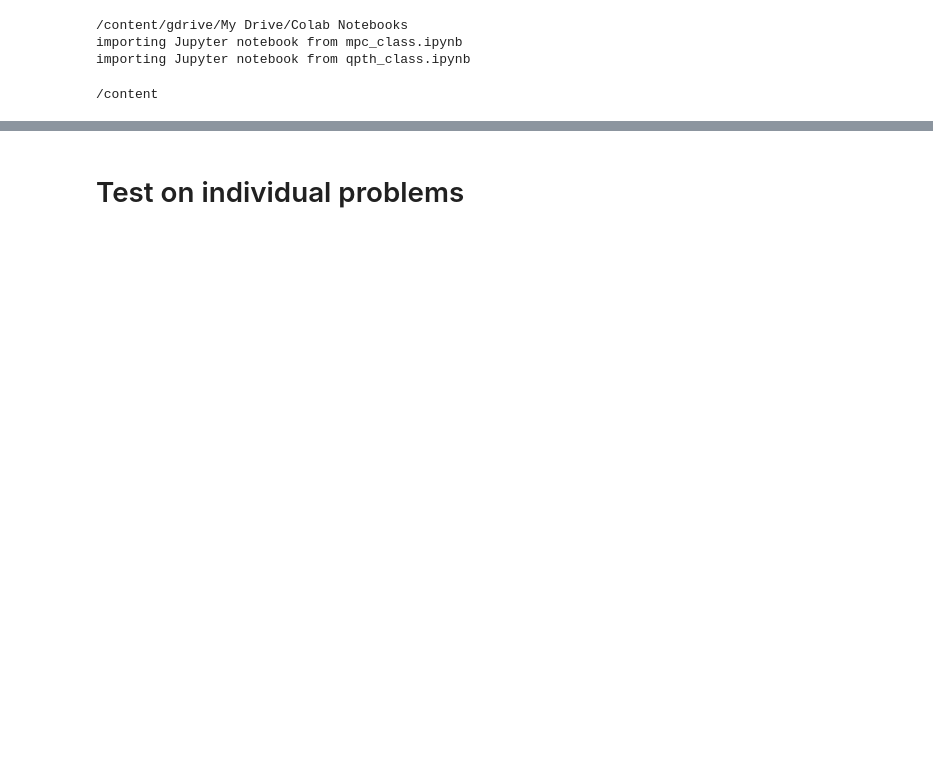
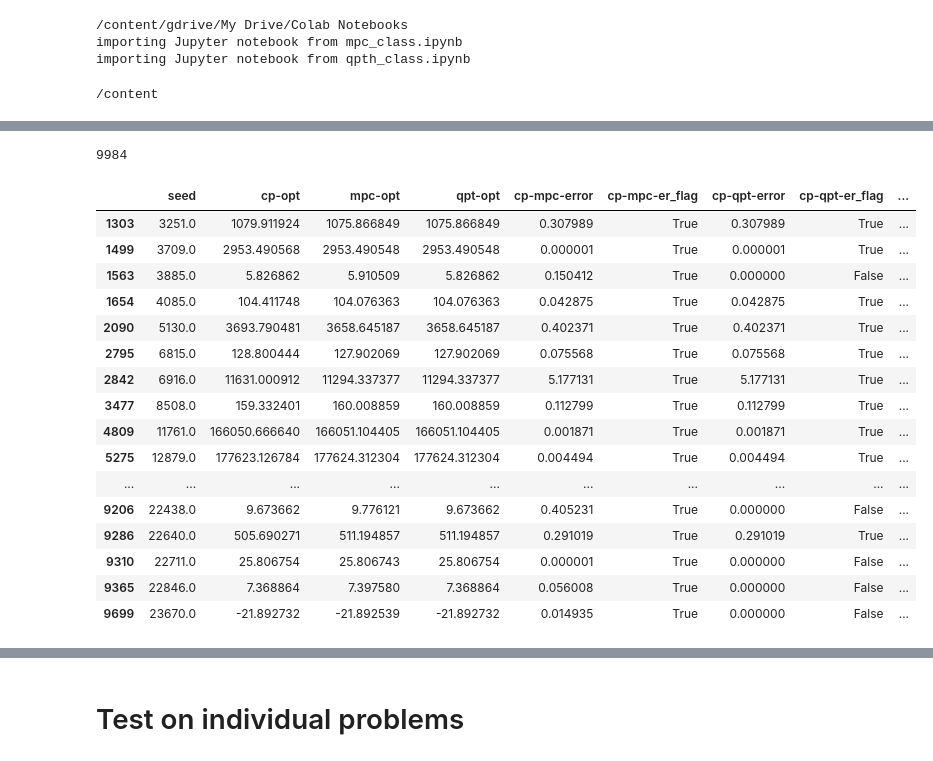
Before and after one commit to annechris13/Master-Thesis, a Jupyter notebook: performance_comparison.ipynb, the cells around one changed output, grey strips where cells are left out. Cells and saved outputs as stored; diff of their text form; code cells hidden in the pictures; blank space fills up the shorter version.

```diff
--- a/performance_comparison.ipynb
+++ b/performance_comparison.ipynb
@@ -63,0 +89,12 @@ def qp_cvxpy(n,P,q,G,h,A,b):
+# %%
+#solve using mpc solver
+start=time.time()
+x_mpc,_=mpc_solver.solve(Q,p,G,h,A,b)
+mpc_time=time.time()-start
+#solve using qpt solver
+start=time.time()
+x_qpt,_,_,_=qpth_class.qpth_opt(Q,p,G,h,A,b)
+qpth_time=time.time()-start
+#print run times
+print("mpc time: ", mpc_time)
+print("qpth time: ", qpth_time)
@@ -63,0 +162,28 @@ def qp_cvxpy(n,P,q,G,h,A,b):
+# %%
+all(tmp[cols_cp].iloc[131,:]==0)
+# tmp=tmp.drop(131,axis=0)
+# for i in range(len(tmp)):
+#   print(tmp[cols_cp].iloc[i,:])
+len(tmp)
+# %% [output]
+9984
+# %%
+tmp[tmp["cp-mpc-er_flag"]]
+# %% [output]
+|  | seed | cp-opt | mpc-opt | qpt-opt | cp-mpc-error | cp-mpc-er_flag | cp-qpt-error | cp-qpt-er_flag | ... |
+| 1303 | 3251.0 | 1079.911924 | 1075.866849 | 1075.866849 | 0.307989 | True | 0.307989 | True | ... |
+| 1499 | 3709.0 | 2953.490568 | 2953.490548 | 2953.490548 | 0.000001 | True | 0.000001 | True | ... |
+| 1563 | 3885.0 | 5.826862 | 5.910509 | 5.826862 | 0.150412 | True | 0.000000 | False | ... |
+| 1654 | 4085.0 | 104.411748 | 104.076363 | 104.076363 | 0.042875 | True | 0.042875 | True | ... |
+| 2090 | 5130.0 | 3693.790481 | 3658.645187 | 3658.645187 | 0.402371 | True | 0.402371 | True | ... |
+| 2795 | 6815.0 | 128.800444 | 127.902069 | 127.902069 | 0.075568 | True | 0.075568 | True | ... |
+| 2842 | 6916.0 | 11631.000912 | 11294.337377 | 11294.337377 | 5.177131 | True | 5.177131 | True | ... |
+| 3477 | 8508.0 | 159.332401 | 160.008859 | 160.008859 | 0.112799 | True | 0.112799 | True | ... |
+| 4809 | 11761.0 | 166050.666640 | 166051.104405 | 166051.104405 | 0.001871 | True | 0.001871 | True | ... |
+| 5275 | 12879.0 | 177623.126784 | 177624.312304 | 177624.312304 | 0.004494 | True | 0.004494 | True | ... |
+| ... | ... | ... | ... | ... | ... | ... | ... | ... | ... |
+| 9206 | 22438.0 | 9.673662 | 9.776121 | 9.673662 | 0.405231 | True | 0.000000 | False | ... |
+| 9286 | 22640.0 | 505.690271 | 511.194857 | 511.194857 | 0.291019 | True | 0.291019 | True | ... |
+| 9310 | 22711.0 | 25.806754 | 25.806743 | 25.806754 | 0.000001 | True | 0.000000 | False | ... |
+| 9365 | 22846.0 | 7.368864 | 7.397580 | 7.368864 | 0.056008 | True | 0.000000 | False | ... |
+| 9699 | 23670.0 | -21.892732 | -21.892539 | -21.892732 | 0.014935 | True | 0.000000 | False | ... |
```
Also changed, not shown: parts of 23 cells of this notebook.
